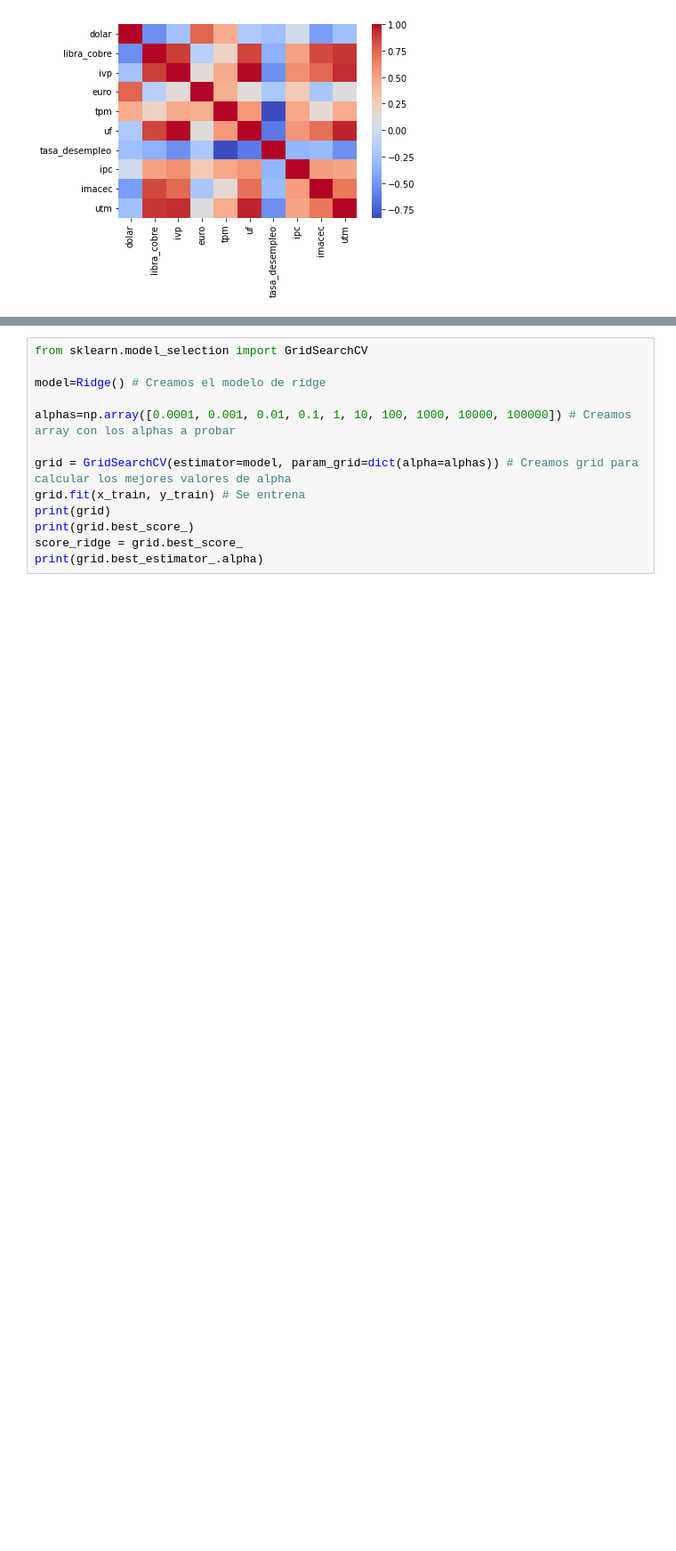
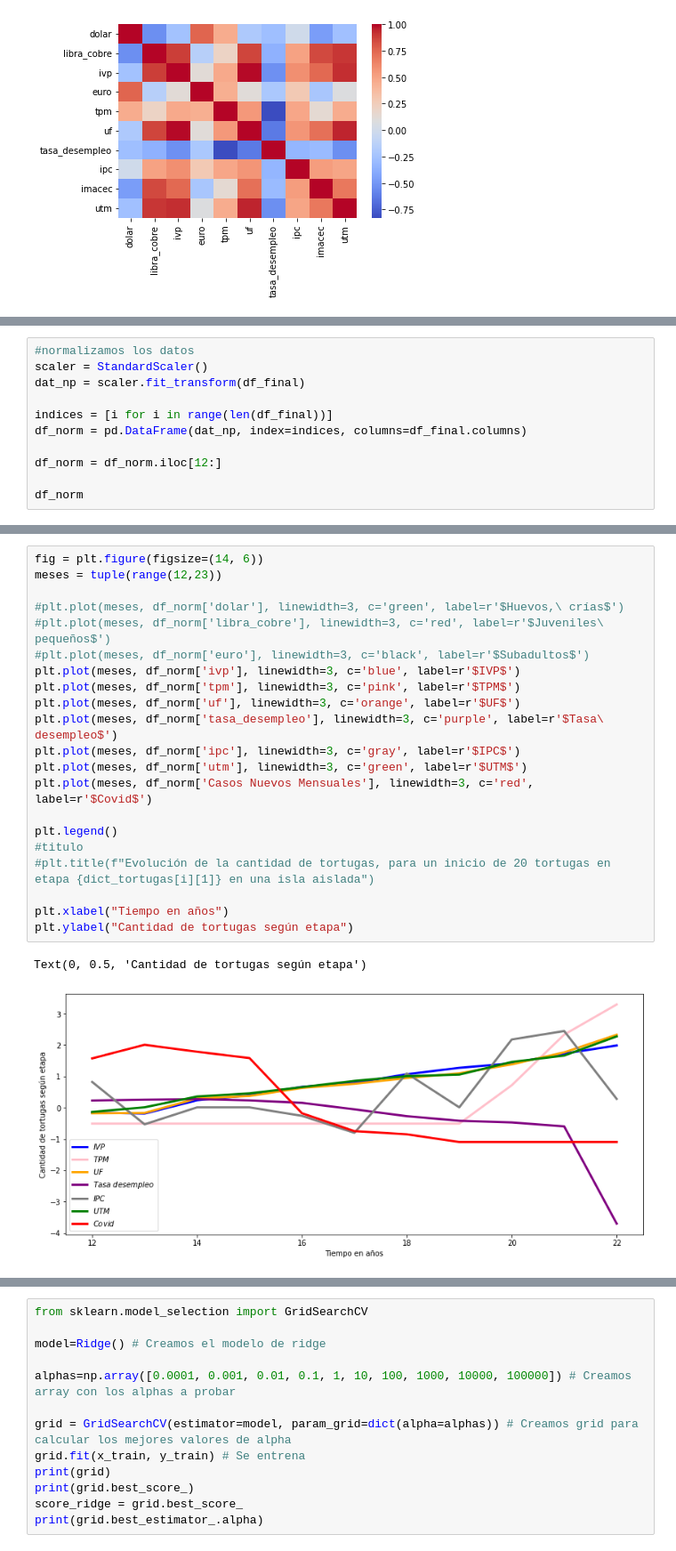
Before and after one commit to juanleonm/proyecto_cs, a Jupyter notebook: efectos_covid19_economia_Chilena.ipynb, the cells around one changed output, grey strips where cells are left out. Shown: that part at 89% size. Saved outputs shown, nothing was run; the diff lists cells and outputs as text; blank space fills up the shorter version.

```diff
--- a/efectos_covid19_economia_Chilena.ipynb
+++ b/efectos_covid19_economia_Chilena.ipynb
@@ -398,0 +392,11 @@ pd.DataFrame(corr['uf'])
+# %%
+#normalizamos los datos
+scaler = StandardScaler()
+dat_np = scaler.fit_transform(df_final)
+
+indices = [i for i in range(len(df_final))]
+df_norm = pd.DataFrame(dat_np, index=indices, columns=df_final.columns)
+
+df_norm = df_norm.iloc[12:]
+
+df_norm
@@ -398,0 +416,24 @@ pd.DataFrame(corr['uf'])
+# %%
+fig = plt.figure(figsize=(14, 6))
+meses = tuple(range(12,23))
+
+#plt.plot(meses, df_norm['dolar'], linewidth=3, c='green', label=r'$Huevos,\ crías$')
+#plt.plot(meses, df_norm['libra_cobre'], linewidth=3, c='red', label=r'$Juveniles\ pequeños$')
+#plt.plot(meses, df_norm['euro'], linewidth=3, c='black', label=r'$Subadultos$')
+plt.plot(meses, df_norm['ivp'], linewidth=3, c='blue', label=r'$IVP$')
+plt.plot(meses, df_norm['tpm'], linewidth=3, c='pink', label=r'$TPM$')
+plt.plot(meses, df_norm['uf'], linewidth=3, c='orange', label=r'$UF$')
+plt.plot(meses, df_norm['tasa_desempleo'], linewidth=3, c='purple', label=r'$Tasa\ desempleo$')
+plt.plot(meses, df_norm['ipc'], linewidth=3, c='gray', label=r'$IPC$')
+plt.plot(meses, df_norm['utm'], linewidth=3, c='green', label=r'$UTM$')
+plt.plot(meses, df_norm['Casos Nuevos Mensuales'], linewidth=3, c='red', label=r'$Covid$')
+
+plt.legend()
+#titulo
+#plt.title(f"Evolución de la cantidad de tortugas, para un inicio de 20 tortugas en etapa {dict_tortugas[i][1]} en una isla aislada")
+
+plt.xlabel("Tiempo en años")
+plt.ylabel("Cantidad de tortugas según etapa")
+# %% [output]
+Text(0, 0.5, 'Cantidad de tortugas según etapa')
+[figure, added]
```
Also changed, not shown: parts of 36 cells of this notebook.
